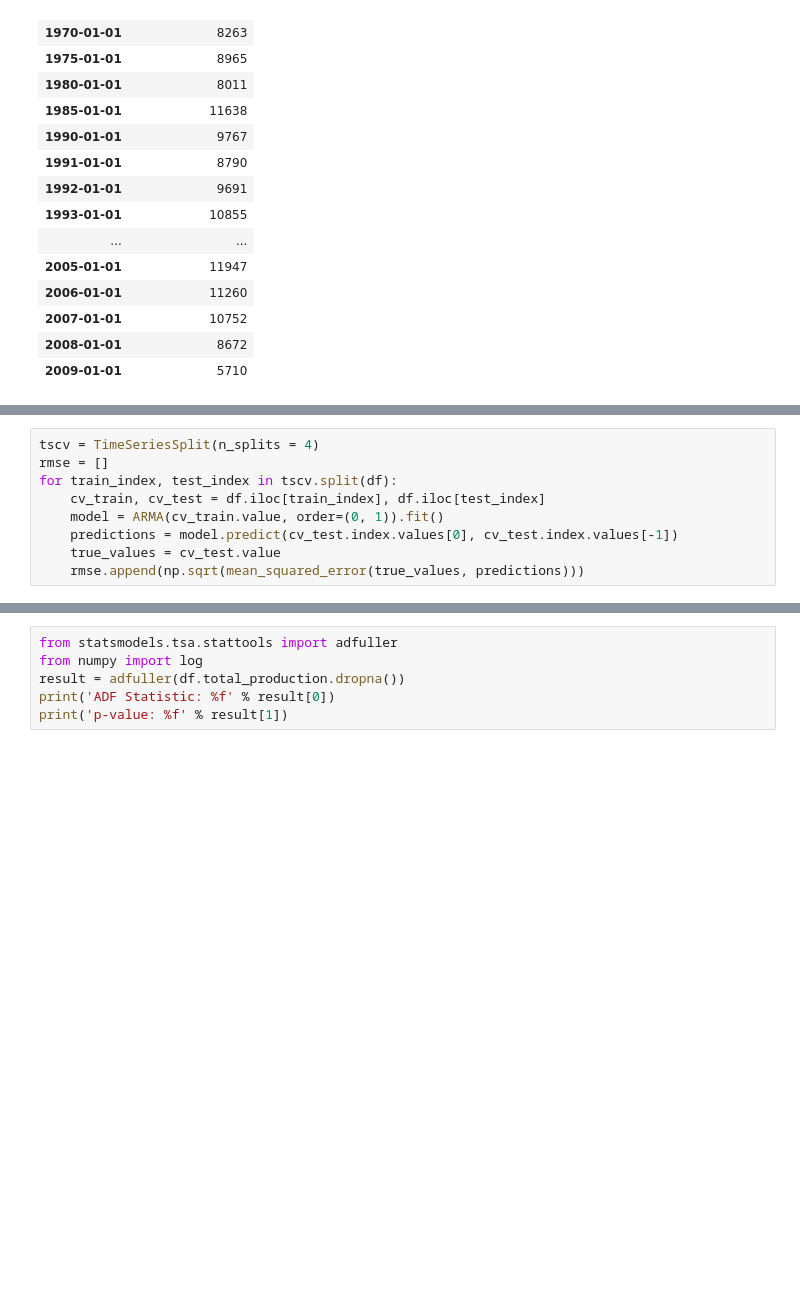
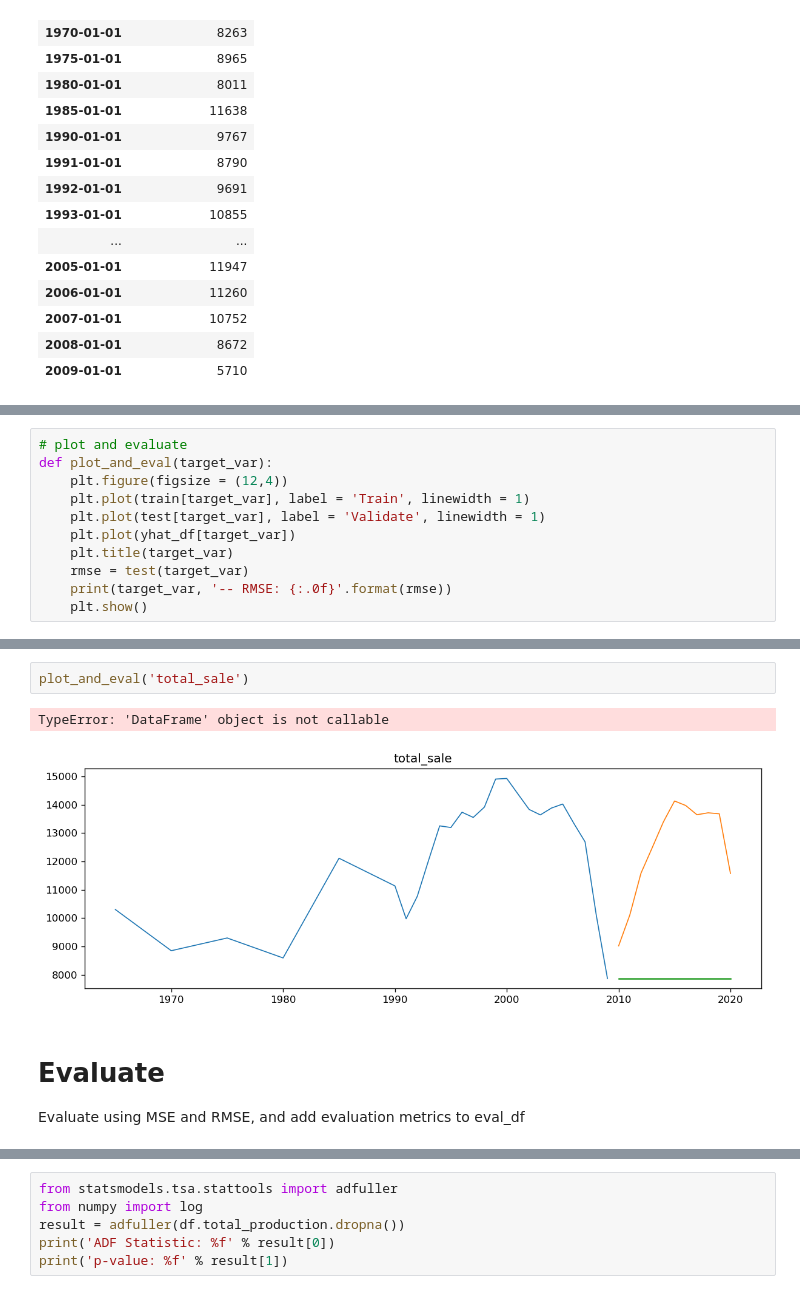
Before and after one commit to Dude-where-s-my-copper/EV_growth, a Jupyter notebook: jarad_model_notebook.ipynb, the cells around one changed output, grey strips where cells are left out. Saved outputs shown, nothing was run; the diff lists cells and outputs as text; blank space fills up the shorter version.

Commit message:
simple model notebook

```diff
--- a/jarad_model_notebook.ipynb
+++ b/jarad_model_notebook.ipynb
@@ -137,9 +98,0 @@ from sklearn.metrics import mean_squared_error
-# %%
-tscv = TimeSeriesSplit(n_splits = 4)
-rmse = []
-for train_index, test_index in tscv.split(df):
-    cv_train, cv_test = df.iloc[train_index], df.iloc[test_index]
-    model = ARMA(cv_train.value, order=(0, 1)).fit()
-    predictions = model.predict(cv_test.index.values[0], cv_test.index.values[-1])
-    true_values = cv_test.value
-    rmse.append(np.sqrt(mean_squared_error(true_values, predictions)))
@@ -164,0 +131,11 @@ ValueError: This function does not handle missing values
+# %%
+# plot and evaluate
+def plot_and_eval(target_var):
+    plt.figure(figsize = (12,4))
+    plt.plot(train[target_var], label = 'Train', linewidth = 1)
+    plt.plot(test[target_var], label = 'Validate', linewidth = 1)
+    plt.plot(yhat_df[target_var])
+    plt.title(target_var)
+    rmse = test(target_var)
+    print(target_var, '-- RMSE: {:.0f}'.format(rmse))
+    plt.show()
@@ -164,0 +185,9 @@ ValueError: This function does not handle missing values
+# %%
+plot_and_eval('total_sale')
+# %% [output]
+TypeError: 'DataFrame' object is not callable
+[figure, added]
+# %% [markdown]
+# Evaluate
+
+Evaluate using MSE and RMSE, and add evaluation metrics to eval_df
```
Also changed, not shown: parts of 36 cells of this notebook.
